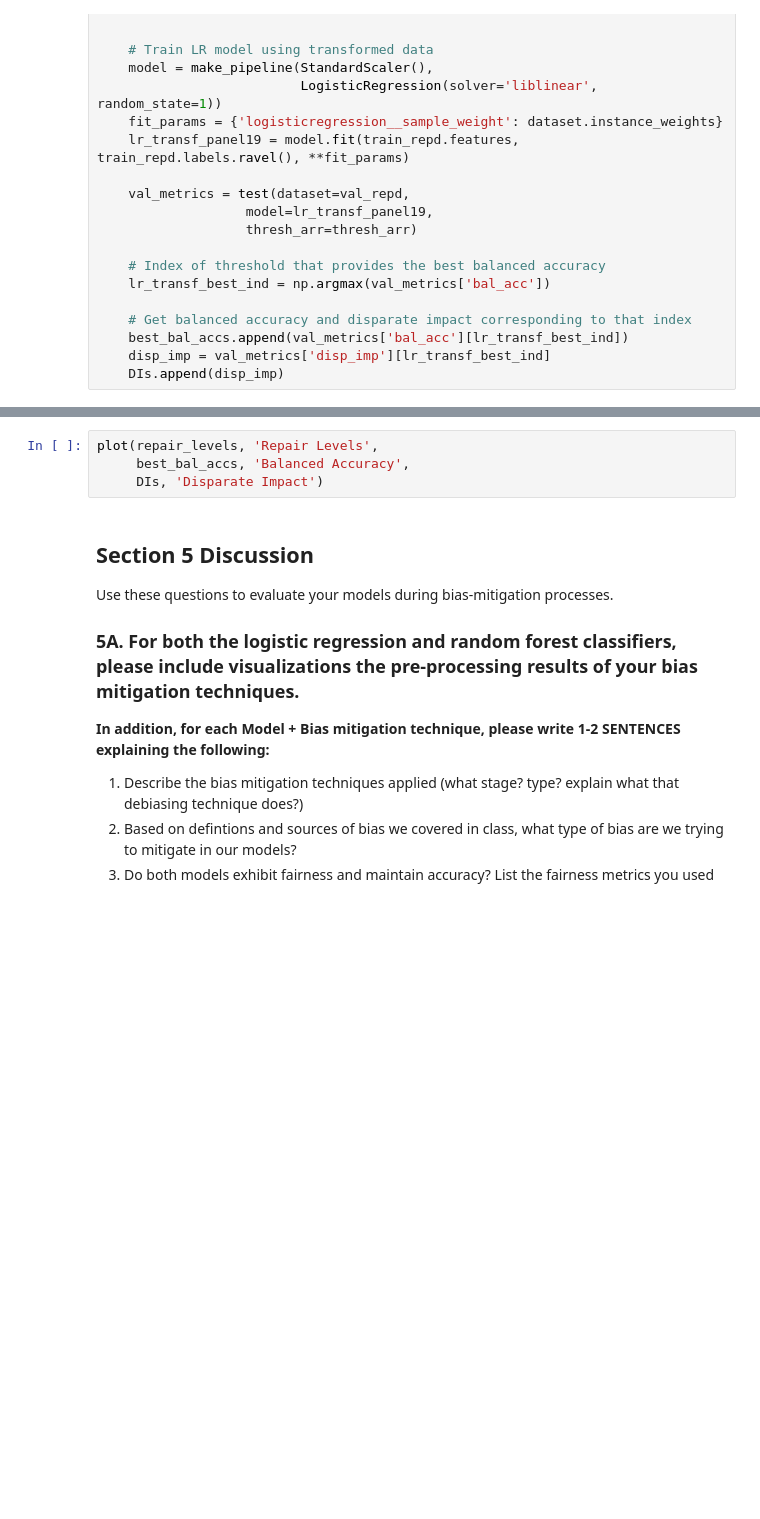
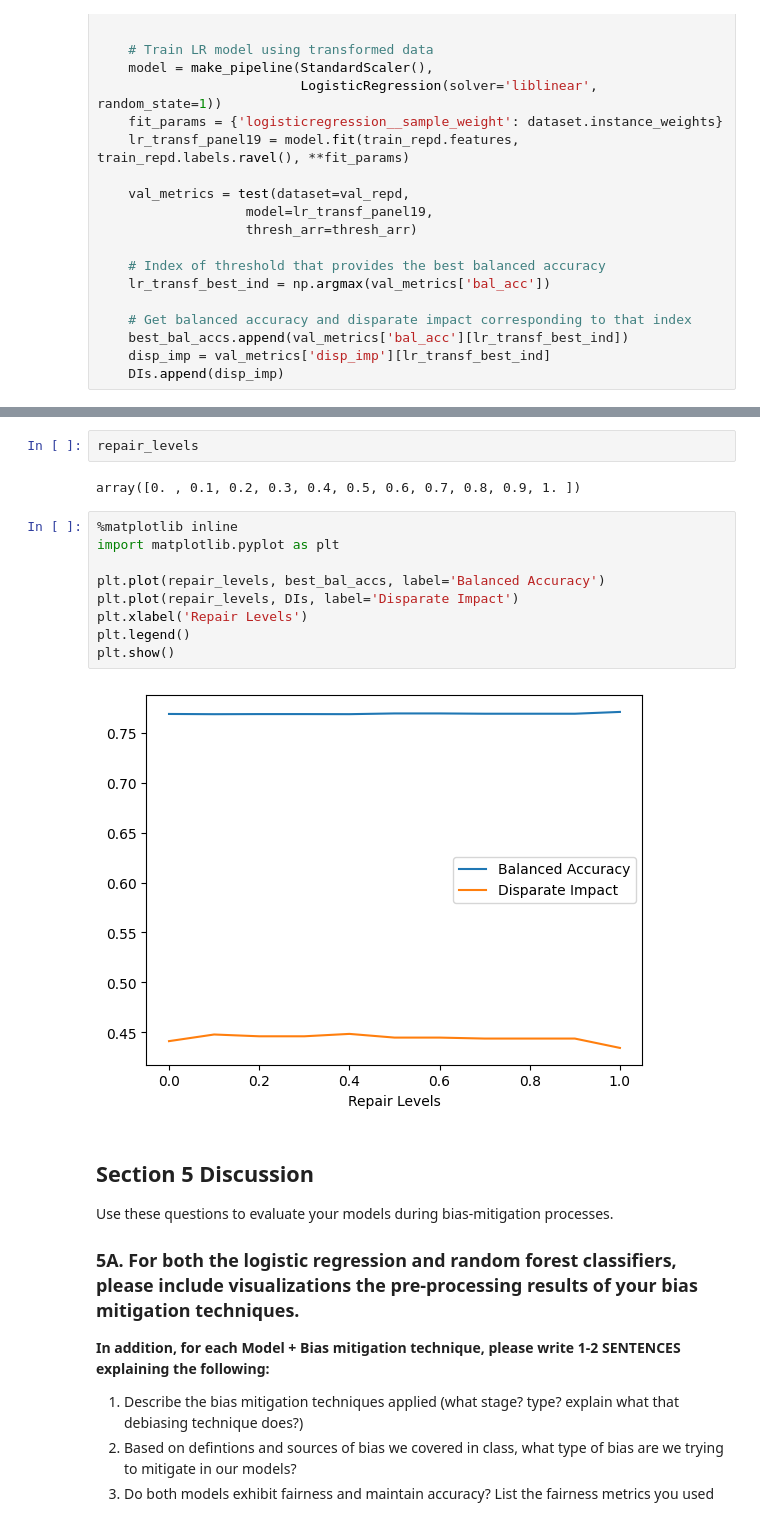
Before and after one commit to christine-deng/DSC180A-Capstone, a Jupyter notebook: replication-project-part-03a.ipynb, the cells around one changed output, grey strips where cells are left out. Cells and saved outputs as stored; diff of their text form; blank space fills up the shorter version.

Commit message:
Fixed graph for 5C

```diff
--- a/replication-project-part-03a.ipynb
+++ b/replication-project-part-03a.ipynb
@@ -1696,7 +1693,18 @@ best_bal_accs, DIs
+# %%
+repair_levels
+# %% [output]
+array([0. , 0.1, 0.2, 0.3, 0.4, 0.5, 0.6, 0.7, 0.8, 0.9, 1. ])
 # %%
-plot(repair_levels, 'Repair Levels',
-     best_bal_accs, 'Balanced Accuracy',
-     DIs, 'Disparate Impact')
+%matplotlib inline
+import matplotlib.pyplot as plt
+
+plt.plot(repair_levels, best_bal_accs, label='Balanced Accuracy')
+plt.plot(repair_levels, DIs, label='Disparate Impact')
+plt.xlabel('Repair Levels')
+plt.legend()
+plt.show()
+# %% [output]
+[figure, added]
 # %% [markdown]
 ## Section 5 Discussion
 
```
Also changed, not shown: parts of 7 cells of this notebook.
